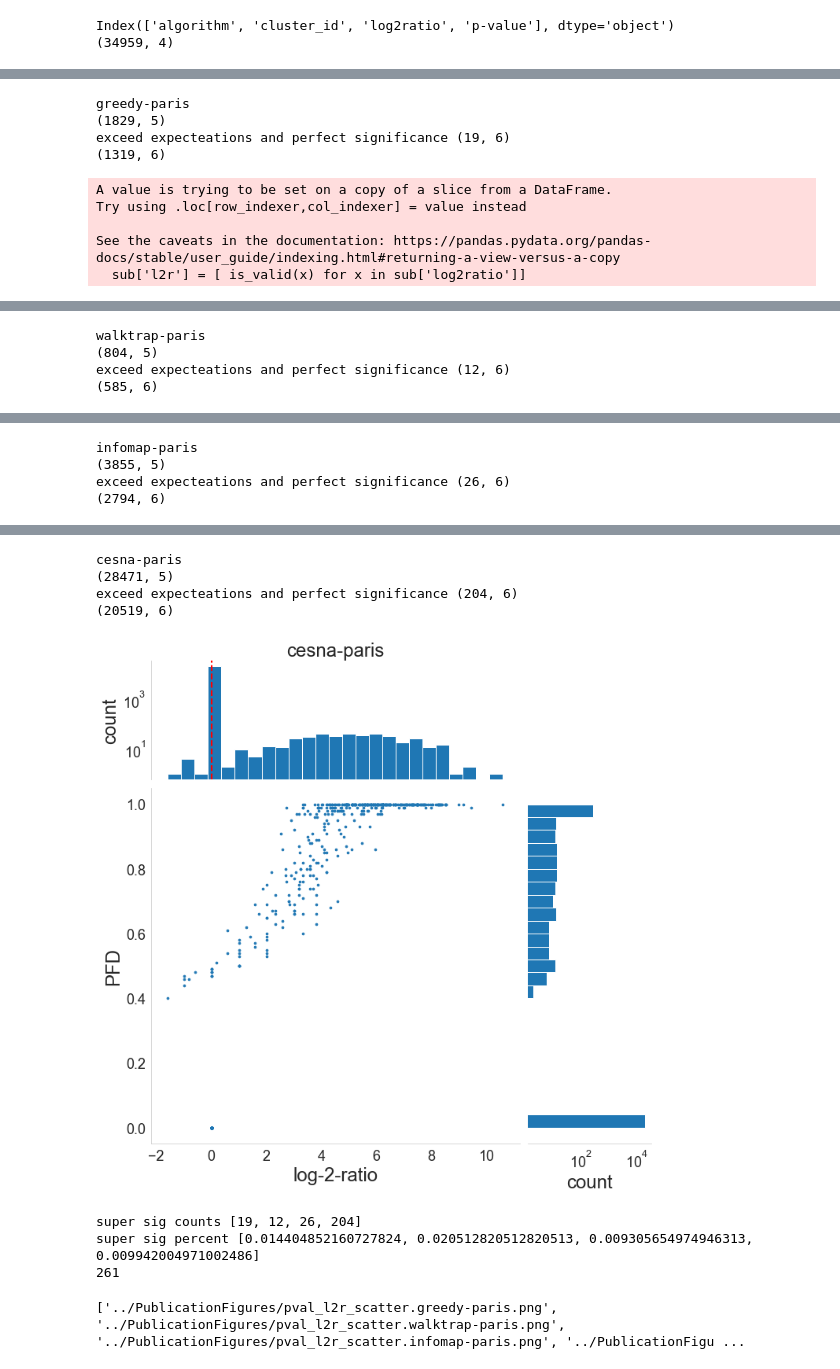
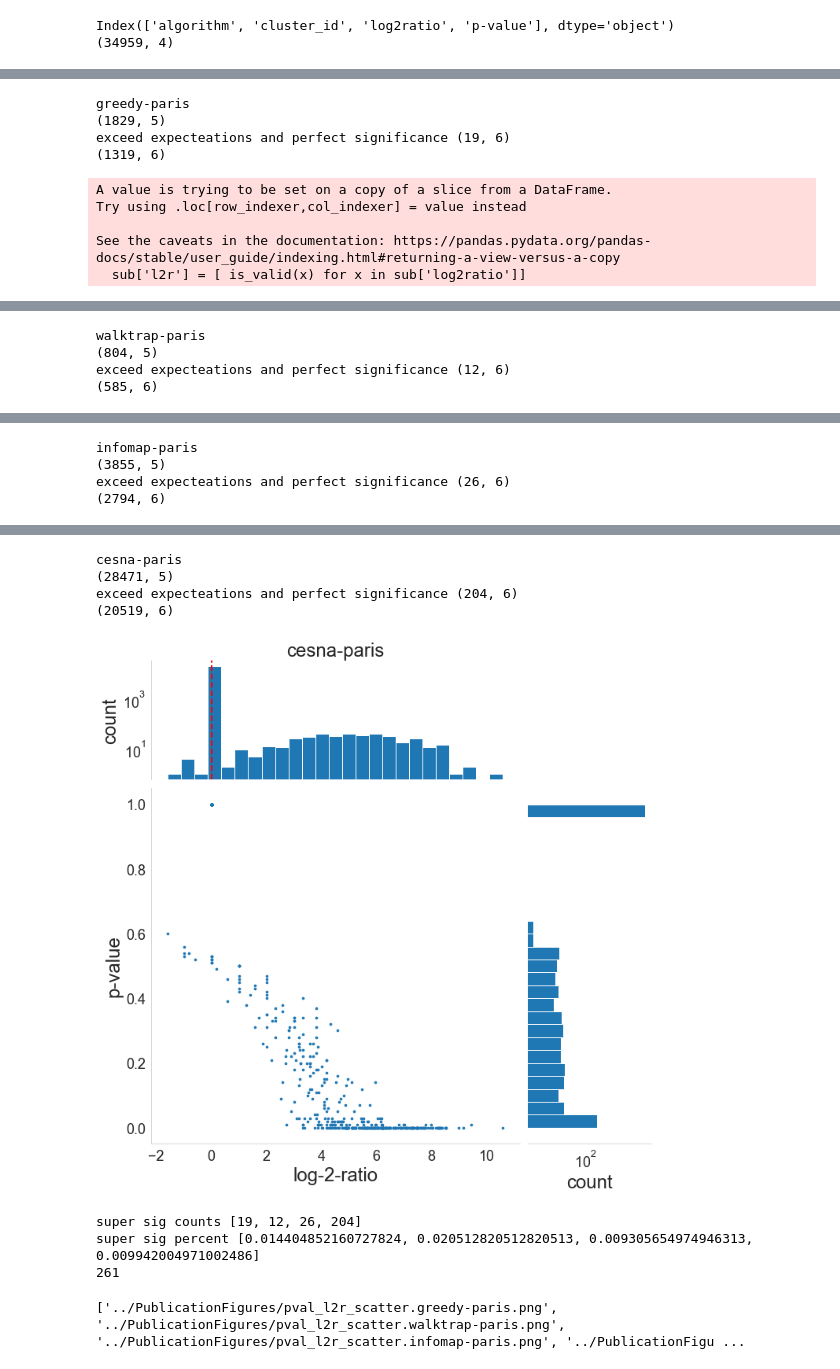
Before and after one commit to MSBradshaw/BOCC, a Jupyter notebook: Experiments/make_figures.ipynb, the cells around one changed output, grey strips where cells are left out. Drawn from its saved outputs; the diff is of its cells as text; code cells hidden in the pictures.

```diff
--- a/Experiments/make_figures.ipynb
+++ b/Experiments/make_figures.ipynb
@@ -371,8 +371,7 @@ for df,algo in zip([g_snow, w_snow, i_snow, c_snow],algos):
         l2r_p['algorithm'].append(algo)
         l2r_p['cluster_id'].append(cid)
         l2r_p['log2ratio'].append(l2r)
-        # 1 - p converts the p-value into the PFD
-        l2r_p['p-value'].append(1-p)
+        l2r_p['p-value'].append(p)
 l2r_p_df = pd.DataFrame(l2r_p)
 print(l2r_p_df.columns)
 print(l2r_p_df.shape)
@@ -447,7 +446,7 @@ for algo in algos:
     print(sub.shape)
     sub['l2r'] = [ is_valid(x) for x in sub['log2ratio']]
     sub = sub[sub['l2r'] != 'ignore']
-    subsub = sub[sub['p-value'] >= 0.9999]
+    subsub = sub[sub['p-value'] <= 0.0001]
     subsub = subsub[subsub['l2r'] > 0]
     print('exceed expecteations and perfect significance',subsub.shape)
     super_sig_counts.append(subsub.shape[0])
@@ -476,7 +475,7 @@ for algo in algos:
 
     axes[0,0].set_title(algo, fontsize=std_fontsize*2)
     axes[0,0].set_ylabel('count', fontsize=std_fontsize*2)
-    axes[1,0].set_ylabel('PFD', fontsize=std_fontsize*2)
+    axes[1,0].set_ylabel('p-value', fontsize=std_fontsize*2)
     axes[1,0].set_xlabel('log-2-ratio', fontsize=std_fontsize*2)
     axes[1,1].set_xlabel('count', fontsize=std_fontsize*2)
     axes[0,0].axvline(x=0, linewidth=2, color='r', ls='--')
@@ -513,8 +512,8 @@ exceed expecteations and perfect significance (26, 6)
 cesna-paris
 (28471, 5)
 exceed expecteations and perfect significance (204, 6)
 (20519, 6)
-[figure, old version]
+[figure, new version]
 super sig counts [19, 12, 26, 204]
 super sig percent [0.014404852160727824, 0.020512820512820513, 0.009305654974946313, 0.009942004971002486]
 261
```
Also changed, not shown: parts of 12 cells of this notebook, 4 other files.
